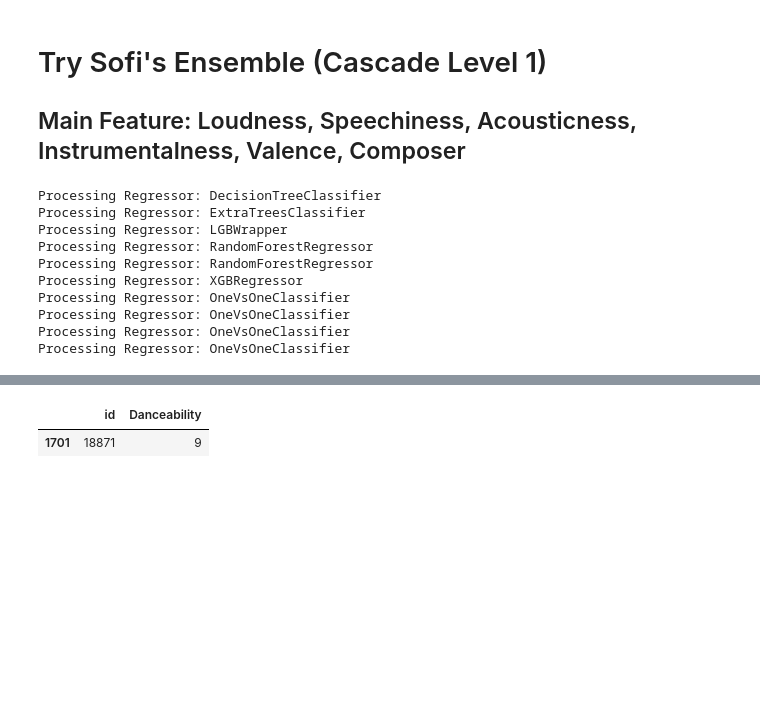
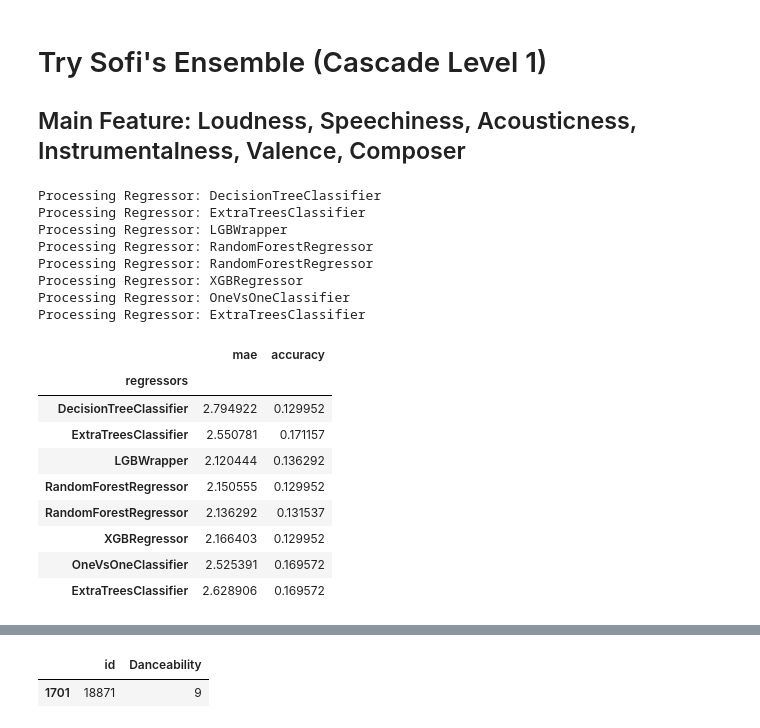
Before and after one commit to sormazabal/Konfusion, a Jupyter notebook: stage-2/Buildupon188.ipynb, the cells around one changed output, grey strips where cells are left out. Cells and saved outputs as stored; diff of their text form; code cells hidden in the pictures; blank space fills up the shorter version.

```diff
--- a/stage-2/Buildupon188.ipynb
+++ b/stage-2/Buildupon188.ipynb
@@ -904,43 +904,51 @@ regressors = [
     RandomForestRegressor(n_estimators=1000, random_state=42),
     RandomForestRegressor(n_estimators=2000, random_state=42),
     XGBRegressor(**default_params),
-    OneVsOneClassifier(AdaBoostClassifier(random_state=42), n_jobs=8),
-    OneVsOneClassifier(ExtraTreesClassifier(), n_jobs=8),
-    OneVsOneClassifier(XGBRegressor(**default_params), n_jobs=8),
-    OneVsOneClassifier(svm.SVC(kernel='linear'), n_jobs=8),
+    #OneVsOneClassifier(AdaBoostClassifier(random_state=42), n_jobs=8),
+    OneVsOneClassifier(ExtraTreesClassifier(), n_jobs=8), #this one works well
+    #OneVsOneClassifier(XGBRegressor(**default_params), n_jobs=8),
+    #OneVsOneClassifier(svm.SVC(kernel='linear'), n_jobs=8),
     ExtraTreesClassifier(),
-    svm.SVC(kernel='rbf'),
+    #svm.SVC(kernel='rbf'),
 ]
 # Define a result table as a DataFrame
 result_table = pd.DataFrame(columns=['regressors', 'mae', 'accuracy'])
 all_preds = []
 
 # Train and evaluate each classifier
 for reg in regressors:
     print("Processing Regressor:", reg.__class__.__name__)
     reg.fit(train_features, np.ravel(train_labels))
     pred = reg.predict(val_features)
     all_preds.append(pred)
     accuracy = accuracy_score(np.ravel(val_labels), np.rint(pred))
     mae = mean_absolute_error(np.ravel(val_labels), np.rint(pred))
     pd_tmp = pd.DataFrame({'regressors':[reg.__class__.__name__], 'mae': [mae], 'accuracy': [accuracy]})
     result_table = pd.concat([result_table, pd_tmp])
 
 result_table.set_index('regressors', inplace=True)
 result_table.sort_values(by=['mae'], ascending=True)
 
 result_table
 # %% [output]
 Processing Regressor: DecisionTreeClassifier
 Processing Regressor: ExtraTreesClassifier
 Processing Regressor: LGBWrapper
 Processing Regressor: RandomForestRegressor
 Processing Regressor: RandomForestRegressor
 Processing Regressor: XGBRegressor
 Processing Regressor: OneVsOneClassifier
-Processing Regressor: OneVsOneClassifier
-Processing Regressor: OneVsOneClassifier
-Processing Regressor: OneVsOneClassifier
+Processing Regressor: ExtraTreesClassifier
+|  | mae | accuracy |
+| regressors |  |  |
+| DecisionTreeClassifier | 2.794922 | 0.129952 |
+| ExtraTreesClassifier | 2.550781 | 0.171157 |
+| LGBWrapper | 2.120444 | 0.136292 |
+| RandomForestRegressor | 2.150555 | 0.129952 |
+| RandomForestRegressor | 2.136292 | 0.131537 |
+| XGBRegressor | 2.166403 | 0.129952 |
+| OneVsOneClassifier | 2.525391 | 0.169572 |
+| ExtraTreesClassifier | 2.628906 | 0.169572 |
 # %%
 median_preds = np.median(all_preds, axis=0)
 median_accuracy = accuracy_score(np.ravel(val_labels), np.rint(median_preds))
```
Also changed, not shown: parts of 9 cells of this notebook, 2 other files.
